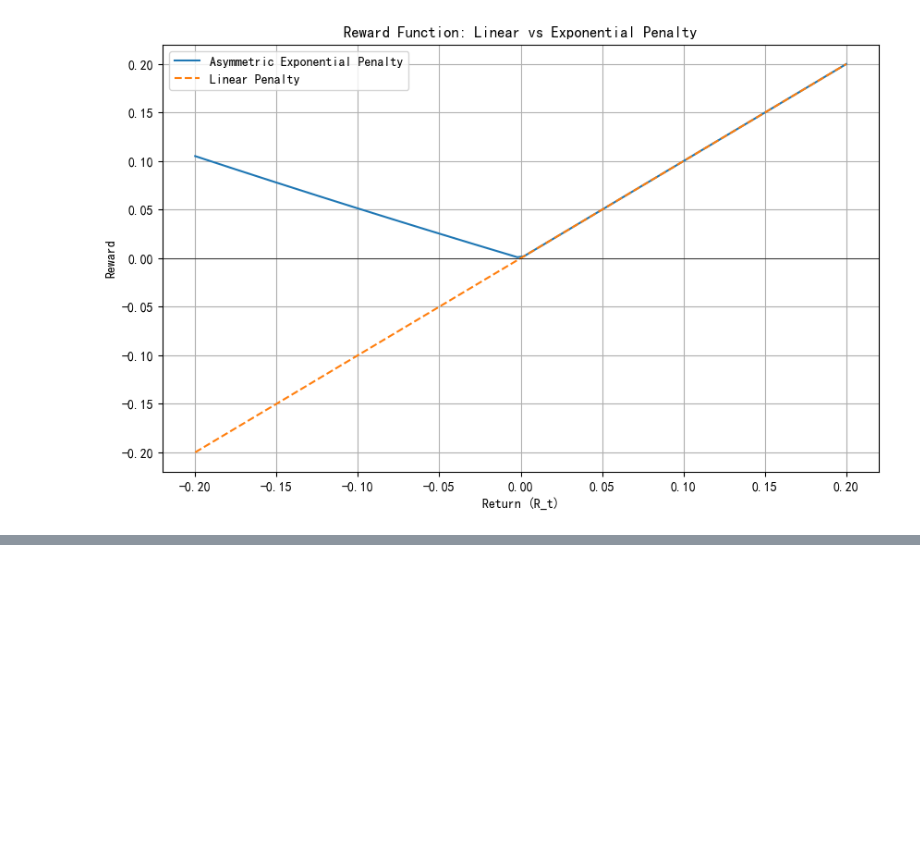
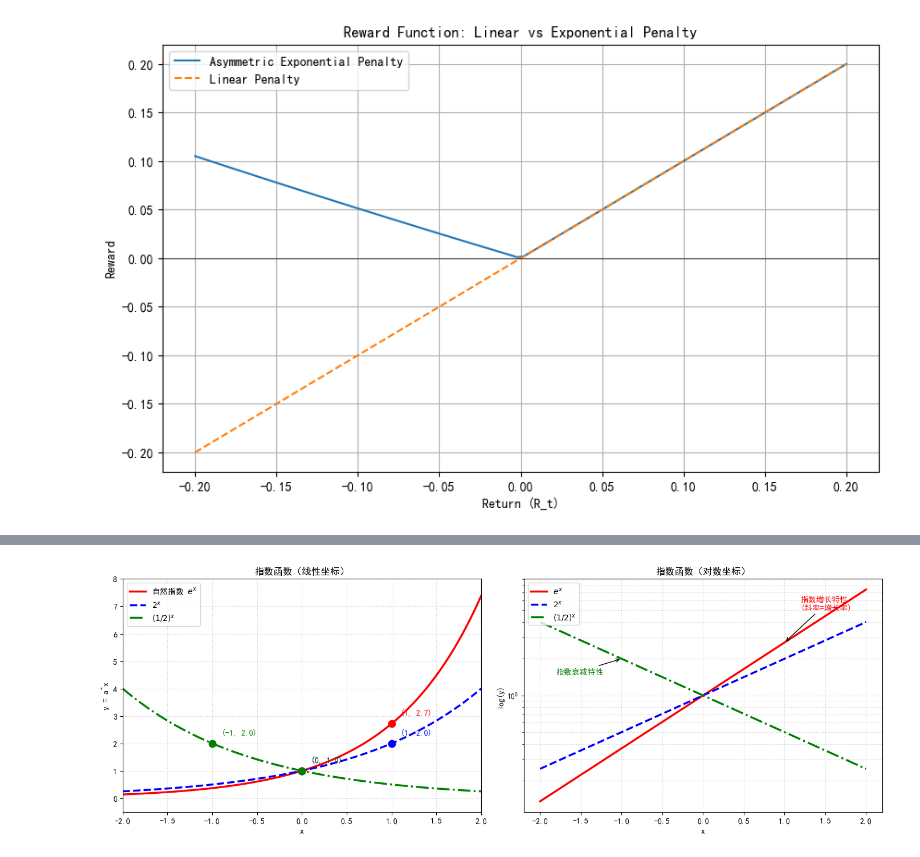
Before and after one commit to ten2net/Gym-Trading-Env, a Jupyter notebook: notebooks/reward.ipynb, the cells around one changed output, grey strips where cells are left out. Saved outputs shown, nothing was run; the diff lists cells and outputs as text; code cells hidden in the pictures; blank space fills up the shorter version.

```diff
--- a/notebooks/reward.ipynb
+++ b/notebooks/reward.ipynb
@@ -122,0 +242,72 @@ plt.show()
+# %%
+import numpy as np
+import matplotlib.pyplot as plt
+from matplotlib import rcParams
+
+# 设置中文显示和字体
+rcParams['font.family'] = 'SimHei'
+rcParams['axes.unicode_minus'] = False
+
+# 生成x轴数据（从-2到2的200个点）
+x = np.linspace(-2, 2, 200)
+
+# 定义指数函数
+def exp_func(x, a=1):
+    return a**x
+
+# 计算不同底数的指数曲线
+y_e = np.exp(x)       # 自然指数 e^x
+y_2 = exp_func(x, 2)  # 2^x
+y_half = exp_func(x, 0.5)  # 0.5^x (即衰减曲线)
+
+# 创建画布和子图
+fig, (ax1, ax2) = plt.subplots(1, 2, figsize=(14, 5))
+
+# ========== 线性坐标图 ==========
+ax1.plot(x, y_e, 'r-', linewidth=2.5, label='自然指数 $e^x$')
+ax1.plot(x, y_2, 'b--', linewidth=2.5, label='$2^x$')
+ax1.plot(x, y_half, 'g-.', linewidth=2.5, label='$(1/2)^x$')
+
+# 标记关键点
+for func, color, points in [
+    (np.exp, 'red', [0, 1]),
+    (lambda x: 2**x, 'blue', [0, 1]),
+    (lambda x: 0.5**x, 'green', [0, -1])
+]:
+    for px in points:
+        py = func(px)
+        ax1.scatter(px, py, s=80, color=color, zorder=5)
+        ax1.text(px+0.1, py+0.3, f'({px}, {py:.1f})', color=color, fontsize=10)
+
+# 设置坐标轴
+ax1.set_xlim(-2, 2)
+ax1.set_ylim(-0.5, 8)
+ax1.set_title('指数函数（线性坐标）', fontsize=12)
+ax1.set_xlabel('x', fontsize=10)
+ax1.set_ylabel('y = a^x', fontsize=10)
+ax1.grid(True, linestyle=':', alpha=0.6)
+ax1.legend(loc='upper left')
+
+# ========== 对数坐标图 ==========
+ax2.semilogy(x, y_e, 'r-', linewidth=2.5, label='$e^x$')
+ax2.semilogy(x, y_2, 'b--', linewidth=2.5, label='$2^x$')
+ax2.semilogy(x, y_half, 'g-.', linewidth=2.5, label='$(1/2)^x$')
+
+# 标记特性
+ax2.annotate('指数增长特性\n(斜率=增长率)',
+             xy=(1, np.exp(1)), xytext=(1.2, 5),
+             arrowprops=dict(arrowstyle='->'), color='red')
+ax2.annotate('指数衰减特性',
+             xy=(-1, 2), xytext=(-1.8, 1.5),
+             arrowprops=dict(arrowstyle='->'), color='green')
+
+ax2.set_title('指数函数（对数坐标）', fontsize=12)
+ax2.set_xlabel('x', fontsize=10)
+ax2.set_ylabel('log(y)', fontsize=10)
+ax2.grid(True, which='both', linestyle=':', alpha=0.6)
+ax2.legend(loc='upper left')
+
+plt.tight_layout()
+plt.show()
+# %% [output]
+[figure, added]
```
Also changed, not shown: parts of 3 cells of this notebook.
